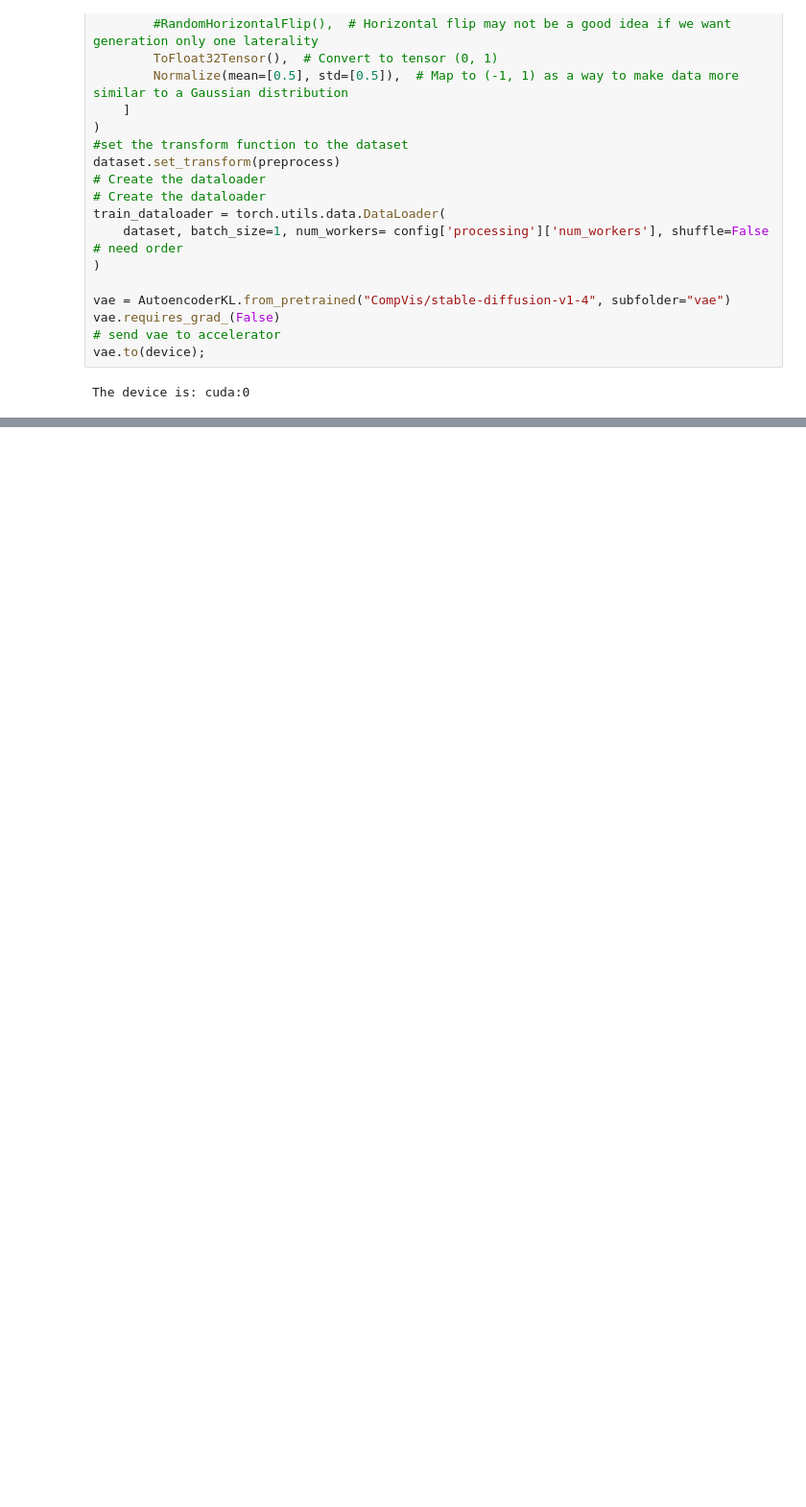
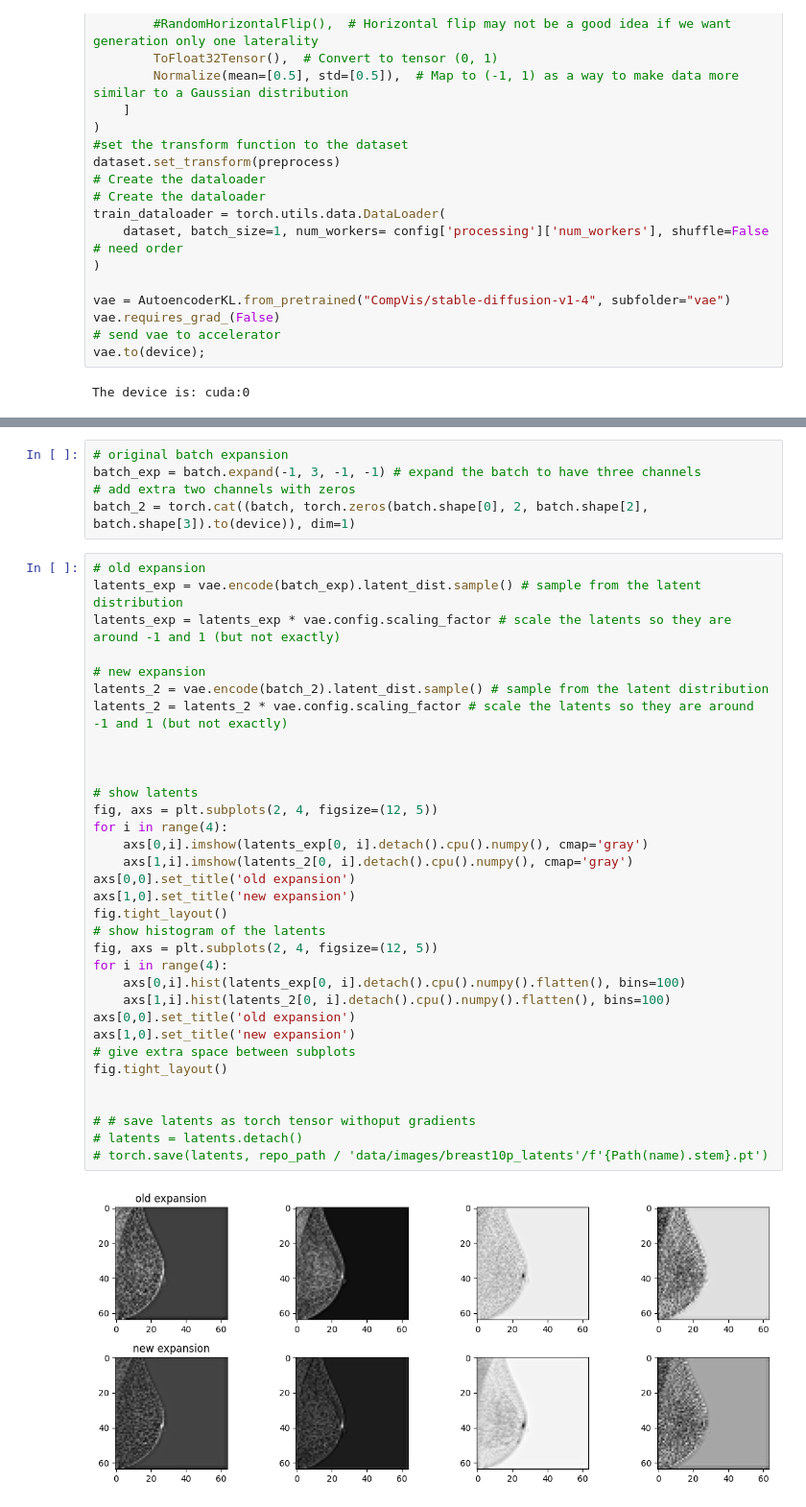
Before and after one commit to Likalto4/diffusion-models_master, a Jupyter notebook: dataset_analysis/playground.ipynb, the cells around one changed output, grey strips where cells are left out. Shown at 96% size. Cells and saved outputs as stored; diff of their text form; blank space fills up the shorter version.

```diff
--- a/dataset_analysis/playground.ipynb
+++ b/dataset_analysis/playground.ipynb
@@ -186,0 +170,40 @@ torch.save(latents, repo_path / 'data/images/breast10p_latents'/f'{Path(name).st
+# %%
+# original batch expansion
+batch_exp = batch.expand(-1, 3, -1, -1) # expand the batch to have three channels
+# add extra two channels with zeros
+batch_2 = torch.cat((batch, torch.zeros(batch.shape[0], 2, batch.shape[2], batch.shape[3]).to(device)), dim=1)
+# %%
+# old expansion
+latents_exp = vae.encode(batch_exp).latent_dist.sample() # sample from the latent distribution
+latents_exp = latents_exp * vae.config.scaling_factor # scale the latents so they are around -1 and 1 (but not exactly)
+
+# new expansion
+latents_2 = vae.encode(batch_2).latent_dist.sample() # sample from the latent distribution
+latents_2 = latents_2 * vae.config.scaling_factor # scale the latents so they are around -1 and 1 (but not exactly)
+
+
+
+# show latents
+fig, axs = plt.subplots(2, 4, figsize=(12, 5))
+for i in range(4):
+    axs[0,i].imshow(latents_exp[0, i].detach().cpu().numpy(), cmap='gray')
+    axs[1,i].imshow(latents_2[0, i].detach().cpu().numpy(), cmap='gray')
+axs[0,0].set_title('old expansion')
+axs[1,0].set_title('new expansion')
+fig.tight_layout()
+# show histogram of the latents
+fig, axs = plt.subplots(2, 4, figsize=(12, 5))
+for i in range(4):
+    axs[0,i].hist(latents_exp[0, i].detach().cpu().numpy().flatten(), bins=100)
+    axs[1,i].hist(latents_2[0, i].detach().cpu().numpy().flatten(), bins=100)
+axs[0,0].set_title('old expansion')
+axs[1,0].set_title('new expansion')
+# give extra space between subplots
+fig.tight_layout()
+
+
+# # save latents as torch tensor withoput gradients
+# latents = latents.detach()
+# torch.save(latents, repo_path / 'data/images/breast10p_latents'/f'{Path(name).stem}.pt')
+# %% [output]
+[figure, added]
```
Also changed, not shown: parts of 6 cells of this notebook, 2 other files.
